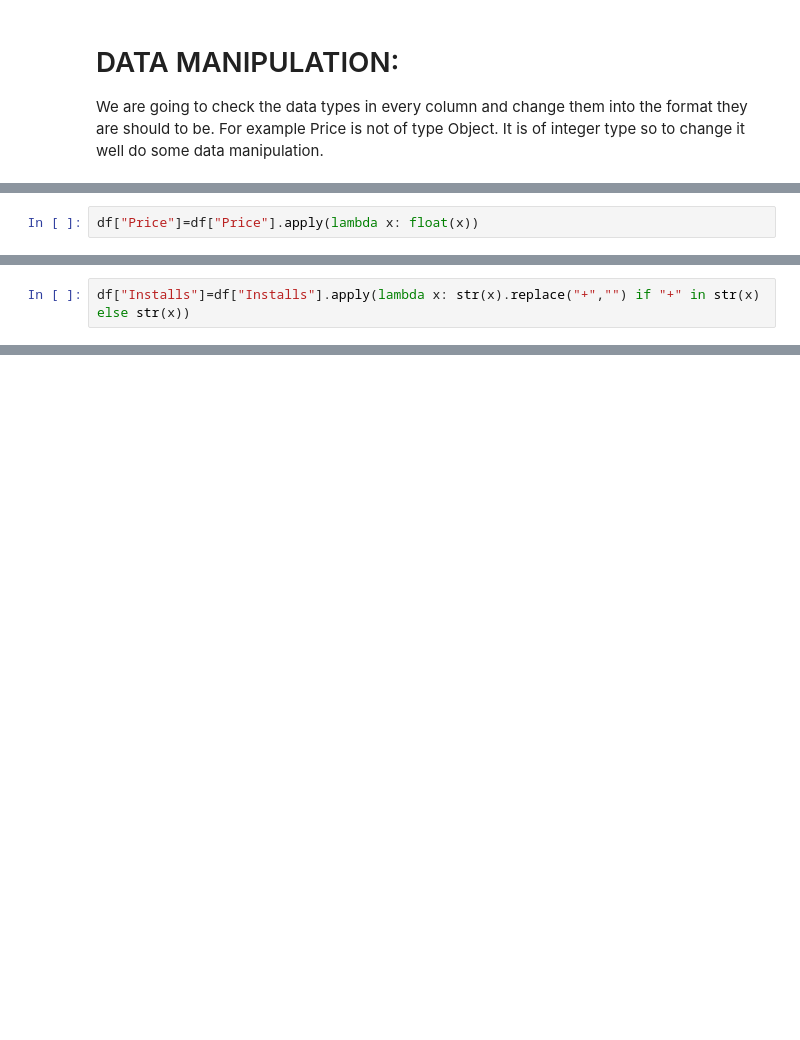
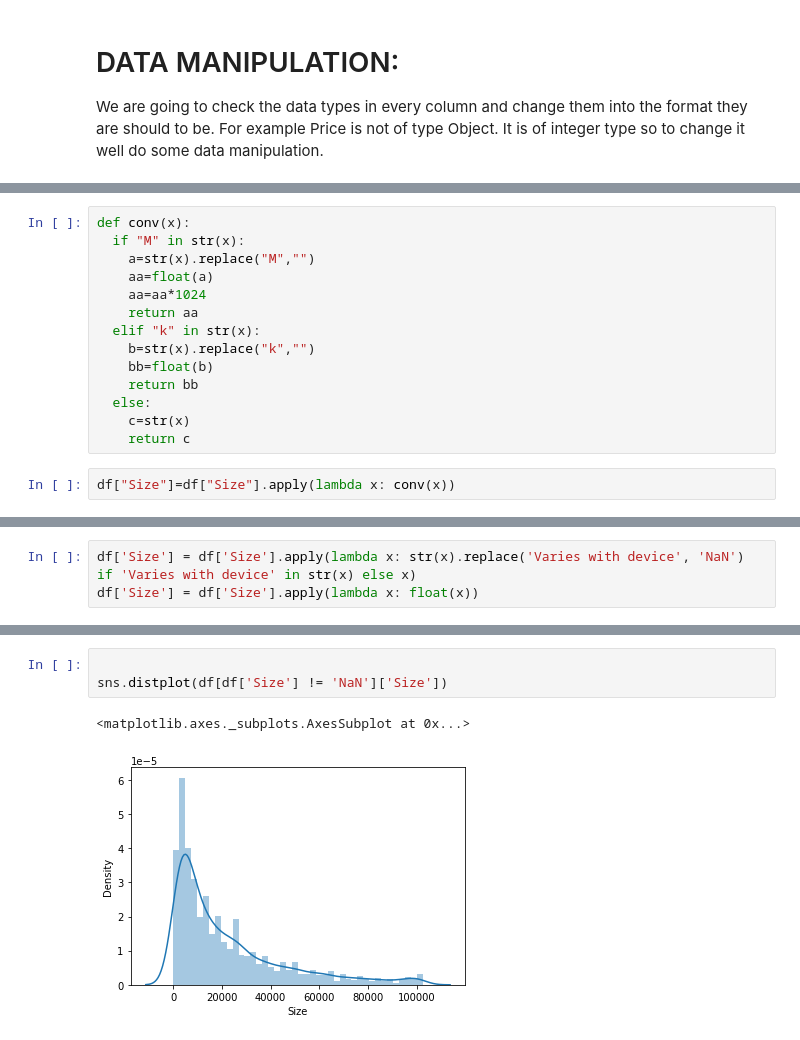
Before and after one commit to Richesh111/PlayStore, a Jupyter notebook: FinalCapstoneProject.ipynb, the cells around one changed output, grey strips where cells are left out. Saved outputs shown, nothing was run; the diff lists cells and outputs as text; blank space fills up the shorter version.

```diff
--- a/FinalCapstoneProject.ipynb
+++ b/FinalCapstoneProject.ipynb
@@ -269,2 +314,16 @@ df["Price"]=df["Price"].apply(lambda x: changing(x))
+# %%
+def conv(x):
+  if "M" in str(x):
+    a=str(x).replace("M","")
+    aa=float(a)
+    aa=aa*1024
+    return aa
+  elif "k" in str(x):
+    b=str(x).replace("k","")
+    bb=float(b)
+    return bb
+  else:
+    c=str(x)
+    return c
 # %%
-df["Price"]=df["Price"].apply(lambda x: float(x))
+df["Size"]=df["Size"].apply(lambda x: conv(x))
@@ -299,2 +345,3 @@ def changing(x):
 # %%
-df["Installs"]=df["Installs"].apply(lambda x: str(x).replace("+","") if "+" in str(x) else str(x))
+df['Size'] = df['Size'].apply(lambda x: str(x).replace('Varies with device', 'NaN') if 'Varies with device' in str(x) else x)
+df['Size'] = df['Size'].apply(lambda x: float(x))
@@ -300,0 +369,6 @@ df["Installs"]=df["Installs"].apply(lambda x: str(x).replace("+","") if "+" in s
+# %%
+
+sns.distplot(df[df['Size'] != 'NaN']['Size'])
+# %% [output]
+<matplotlib.axes._subplots.AxesSubplot at 0x...>
+[figure, added]
```
Also changed, not shown: parts of 17 cells of this notebook.
